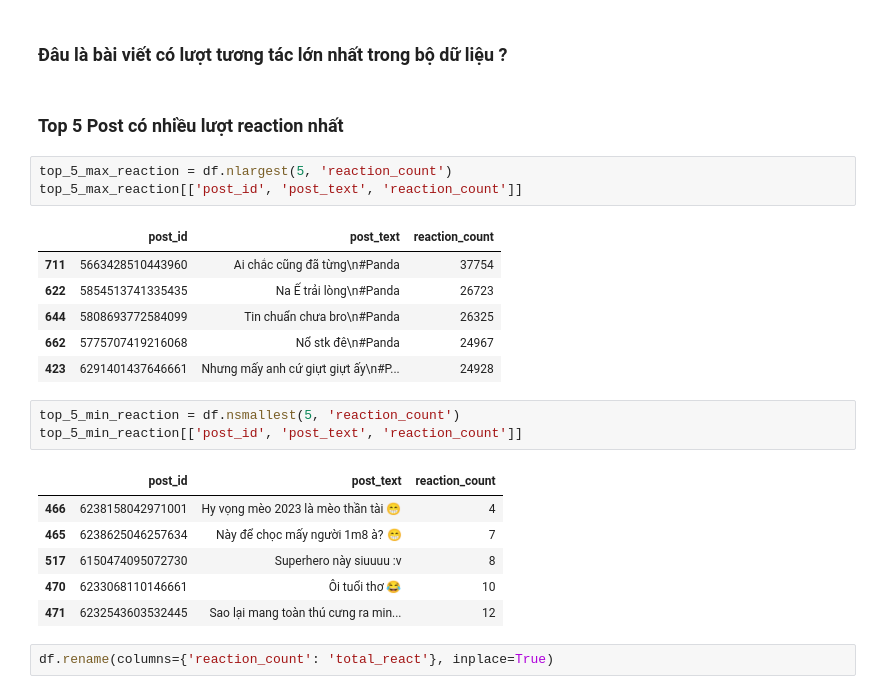
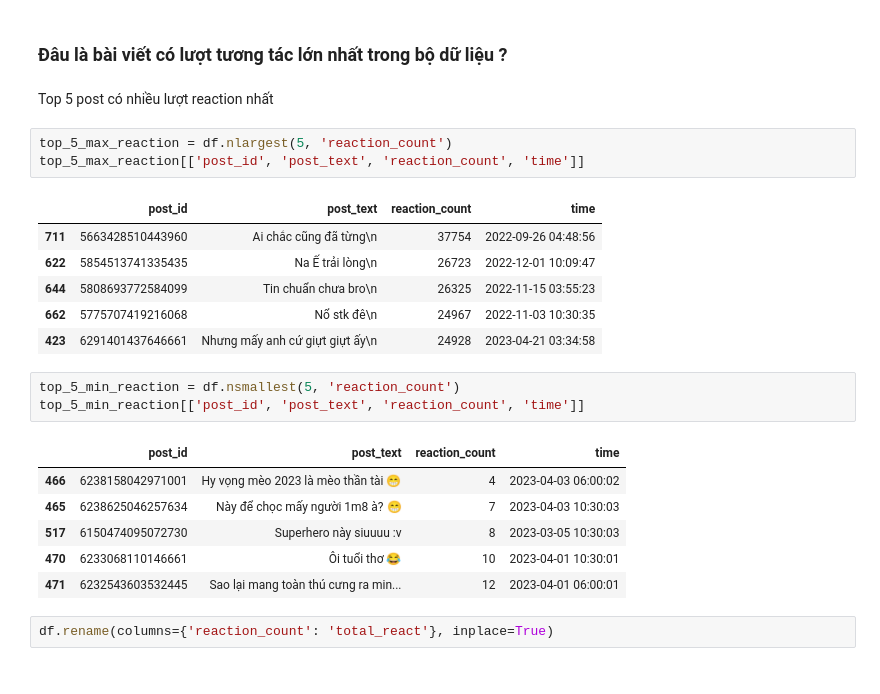
Before and after one commit to quangster/analyze-facebook-page, a Jupyter notebook: analyze_data.ipynb, the cells around one changed output. Cells and saved outputs as stored; diff of their text form.

```diff
--- a/analyze_data.ipynb
+++ b/analyze_data.ipynb
@@ -50,27 +50,27 @@ df['time'].min(), df['time'].max()
 # %% [markdown]
 ### Đâu là bài viết có lượt tương tác lớn nhất trong bộ dữ liệu ?
 # %% [markdown]
-### Top 5 Post có nhiều lượt reaction nhất
+Top 5 post có nhiều lượt reaction nhất
 # %%
 top_5_max_reaction = df.nlargest(5, 'reaction_count')
-top_5_max_reaction[['post_id', 'post_text', 'reaction_count']]
+top_5_max_reaction[['post_id', 'post_text', 'reaction_count', 'time']]
 # %% [output]
-|  | post_id | post_text | reaction_count |
-| 711 | 5663428510443960 | Ai chắc cũng đã từng\n#Panda | 37754 |
-| 622 | 5854513741335435 | Na Ế trải lòng\n#Panda | 26723 |
-| 644 | 5808693772584099 | Tin chuẩn chưa bro\n#Panda | 26325 |
-| 662 | 5775707419216068 | Nổ stk đê\n#Panda | 24967 |
-| 423 | 6291401437646661 | Nhưng mấy anh cứ giựt giựt ấy\n#P... | 24928 |
+|  | post_id | post_text | reaction_count | time |
+| 711 | 5663428510443960 | Ai chắc cũng đã từng\n | 37754 | 2022-09-26 04:48:56 |
+| 622 | 5854513741335435 | Na Ế trải lòng\n | 26723 | 2022-12-01 10:09:47 |
+| 644 | 5808693772584099 | Tin chuẩn chưa bro\n | 26325 | 2022-11-15 03:55:23 |
+| 662 | 5775707419216068 | Nổ stk đê\n | 24967 | 2022-11-03 10:30:35 |
+| 423 | 6291401437646661 | Nhưng mấy anh cứ giựt giựt ấy\n | 24928 | 2023-04-21 03:34:58 |
 # %%
 top_5_min_reaction = df.nsmallest(5, 'reaction_count')
-top_5_min_reaction[['post_id', 'post_text', 'reaction_count']]
+top_5_min_reaction[['post_id', 'post_text', 'reaction_count', 'time']]
 # %% [output]
-|  | post_id | post_text | reaction_count |
-| 466 | 6238158042971001 | Hy vọng mèo 2023 là mèo thần tài 😁 | 4 |
-| 465 | 6238625046257634 | Này để chọc mấy người 1m8 à? 😁 | 7 |
-| 517 | 6150474095072730 | Superhero này siuuuu :v | 8 |
-| 470 | 6233068110146661 | Ôi tuổi thơ 😂 | 10 |
-| 471 | 6232543603532445 | Sao lại mang toàn thú cưng ra min... | 12 |
+|  | post_id | post_text | reaction_count | time |
+| 466 | 6238158042971001 | Hy vọng mèo 2023 là mèo thần tài 😁 | 4 | 2023-04-03 06:00:02 |
+| 465 | 6238625046257634 | Này để chọc mấy người 1m8 à? 😁 | 7 | 2023-04-03 10:30:03 |
+| 517 | 6150474095072730 | Superhero này siuuuu :v | 8 | 2023-03-05 10:30:03 |
+| 470 | 6233068110146661 | Ôi tuổi thơ 😂 | 10 | 2023-04-01 10:30:01 |
+| 471 | 6232543603532445 | Sao lại mang toàn thú cưng ra min... | 12 | 2023-04-01 06:00:01 |
 # %%
 df.rename(columns={'reaction_count': 'total_react'}, inplace=True)
 # %%
```
Also changed, not shown: parts of 11 cells of this notebook, 10 other files.
